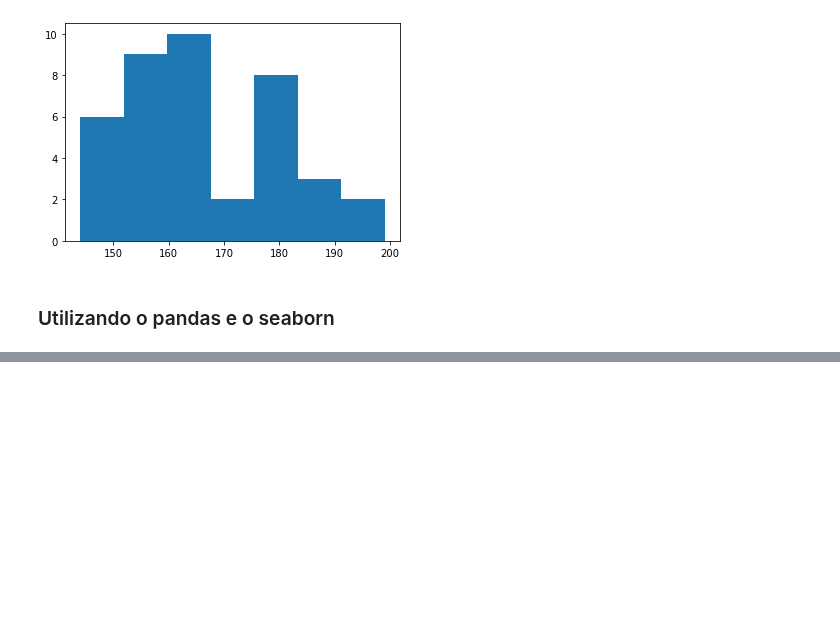
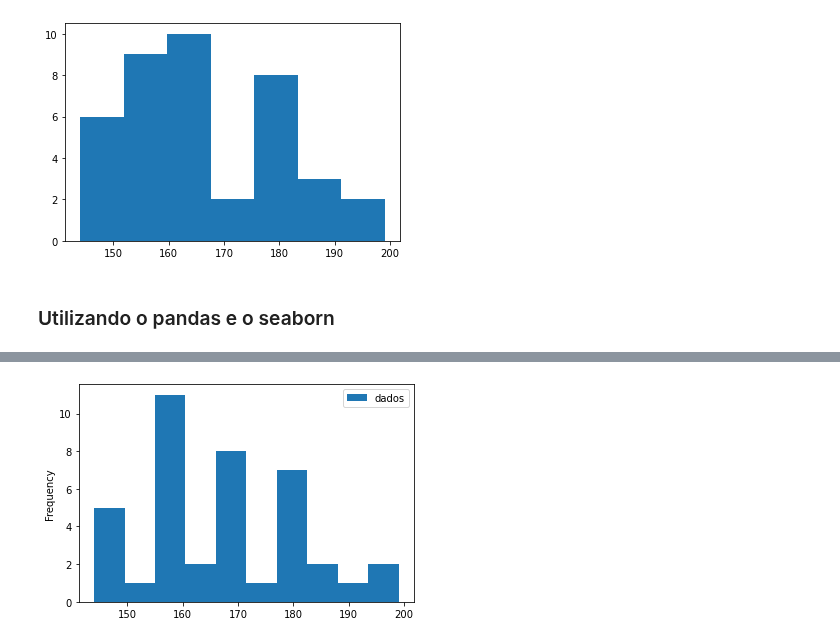
Before and after one commit to pamelaferreiralima/estudos_python_matheus, a Jupyter notebook: Estatística para Machine Learning/Parte 3/Distribuição de Frequência.ipynb, the cells around one changed output, grey strips where cells are left out. Drawn from its saved outputs; the diff is of its cells as text; code cells hidden in the pictures; blank space fills up the shorter version.

```diff
--- a/Estatística para Machine Learning/Parte 3/Distribuição de Frequência.ipynb
+++ b/Estatística para Machine Learning/Parte 3/Distribuição de Frequência.ipynb
@@ -209,0 +214,3 @@ plt.hist(dados, classes)
+# %%
+dataset = pd.DataFrame({'dados':dados})
+dataset
@@ -209,0 +244,4 @@ plt.hist(dados, classes)
+# %%
+dataset.plot.hist();
+# %% [output]
+[figure, added]
```
Also changed, not shown: parts of 9 cells of this notebook.
